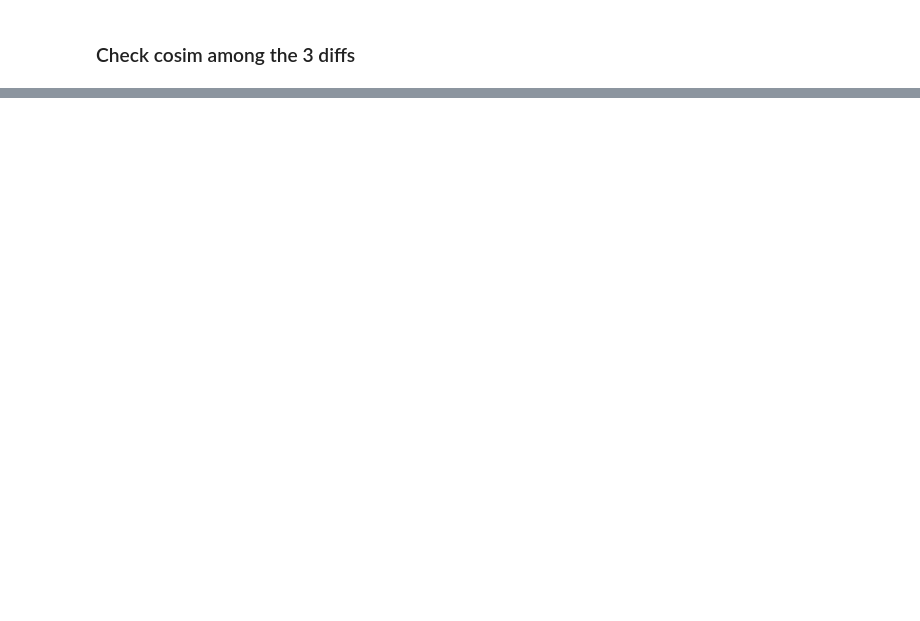
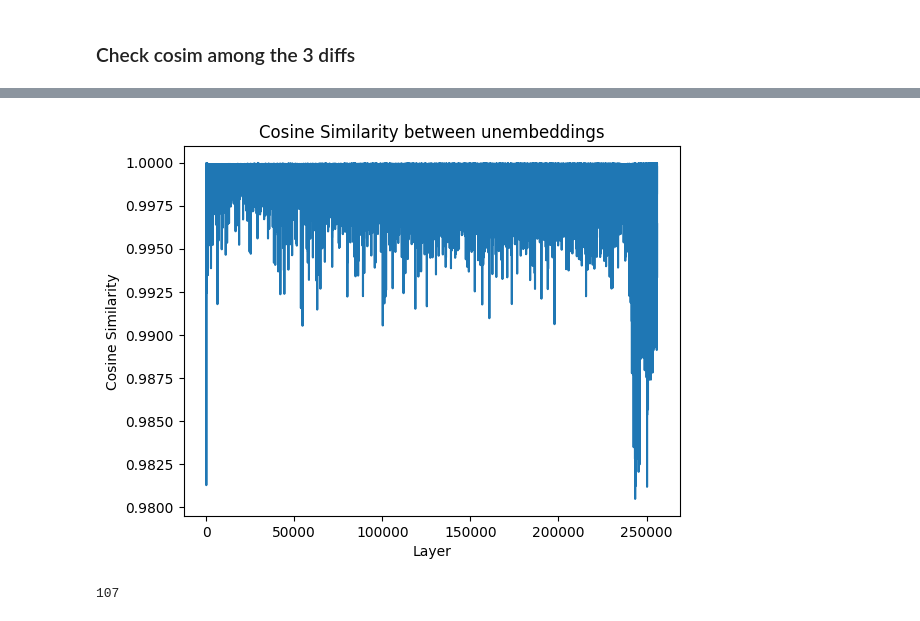
Before and after one commit to science-of-finetuning/sparsity-artifacts-crosscoders, a Jupyter notebook: concept_diff.ipynb, the cells around one changed output, grey strips where cells are left out. Drawn from its saved outputs; the diff is of its cells as text; code cells hidden in the pictures; blank space fills up the shorter version.

```diff
--- a/concept_diff.ipynb
+++ b/concept_diff.ipynb
@@ -54,0 +106,22 @@ plt.show()
+# %%
+# compute cosim between both lm_heads vectors
+cosim_lm_heads = th.nn.functional.cosine_similarity(base_model.lm_head.weight.data.cpu().float(), it_model.lm_head.weight.data.cpu().float(), dim=1)
+# bar plot using plotly
+# import plotly.express as px
+# fig = px.bar(x=range(len(cosim_lm_heads)), y=cosim_lm_heads, labels={"x": "Layer", "y": "Cosine Similarity"}, title="Cosine Similarity between LM Heads")
+# fig.show()
+# %%
+# normal plot using matplotlib
+fig, ax = plt.subplots()
+# ax.bar(range(len(cosim_lm_heads)), cosim_lm_heads)
+ax.plot(cosim_lm_heads)
+ax.set_xlabel("Layer")
+ax.set_ylabel("Cosine Similarity")
+ax.set_title("Cosine Similarity between unembeddings")
+plt.show()
+# %% [output]
+[figure, added]
+# %%
+base_model.tokenizer.convert_tokens_to_ids("<end_of_turn>")
+# %% [output]
+107
```
Also changed, not shown: parts of 26 cells of this notebook, 1 other file.
